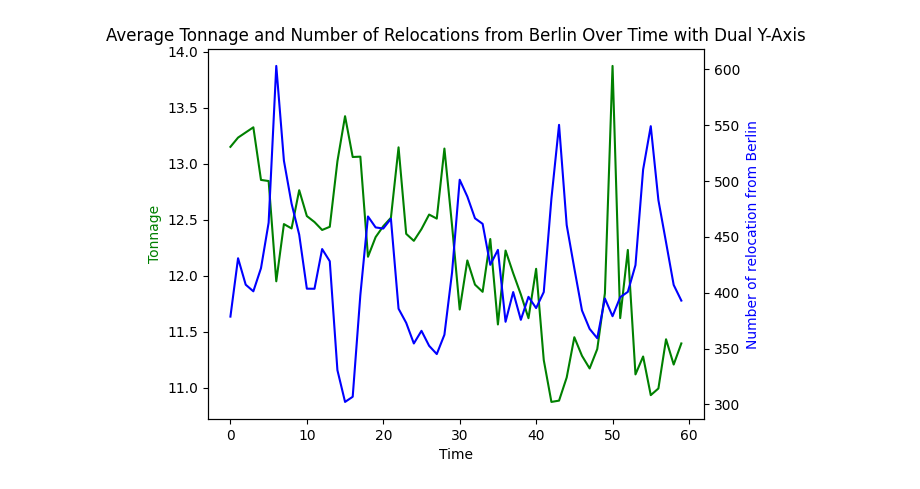
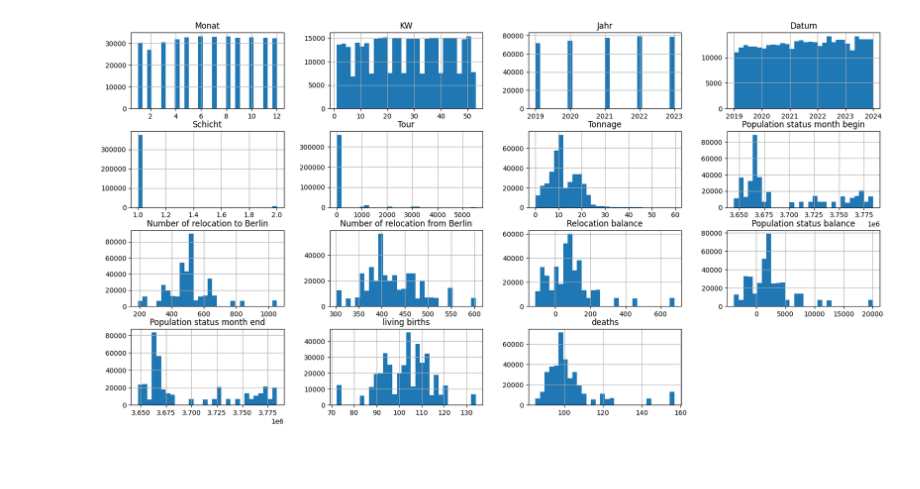
Before and after one commit to FlyingBaum/trash-ml, a Jupyter notebook: notebooks/population_relocation.ipynb, the cells around one changed output. Drawn from its saved outputs; the diff is of its cells as text; code cells hidden in the pictures; blank space fills up the shorter version.

```diff
--- a/notebooks/population_relocation.ipynb
+++ b/notebooks/population_relocation.ipynb
@@ -174,15 +92,5 @@ plt.show()
-# %%
-fig, ax1 = plt.subplots()
-
-ax2 = ax1.twinx()
-ax1.plot(df_avg.index, df_avg['Tonnage'], 'g-')
-ax2.plot(df_avg.index, df_avg['Number of relocation from Berlin'], 'b-')
-
-ax1.set_xlabel('Time')
-ax1.set_ylabel('Tonnage', color='g')
-ax2.set_ylabel('Number of relocation from Berlin', color='b')
-
-plt.title('Average Tonnage and Number of Relocations from Berlin Over Time with Dual Y-Axis')
-plt.show()
-# %% [output]
-[figure, removed]
+# %%
+df_merged_data.hist(bins=30, figsize=(20, 10))
+plt.show()
+# %% [output]
+[figure, added]
```
Also changed, not shown: parts of 23 cells of this notebook, 2 other files.
